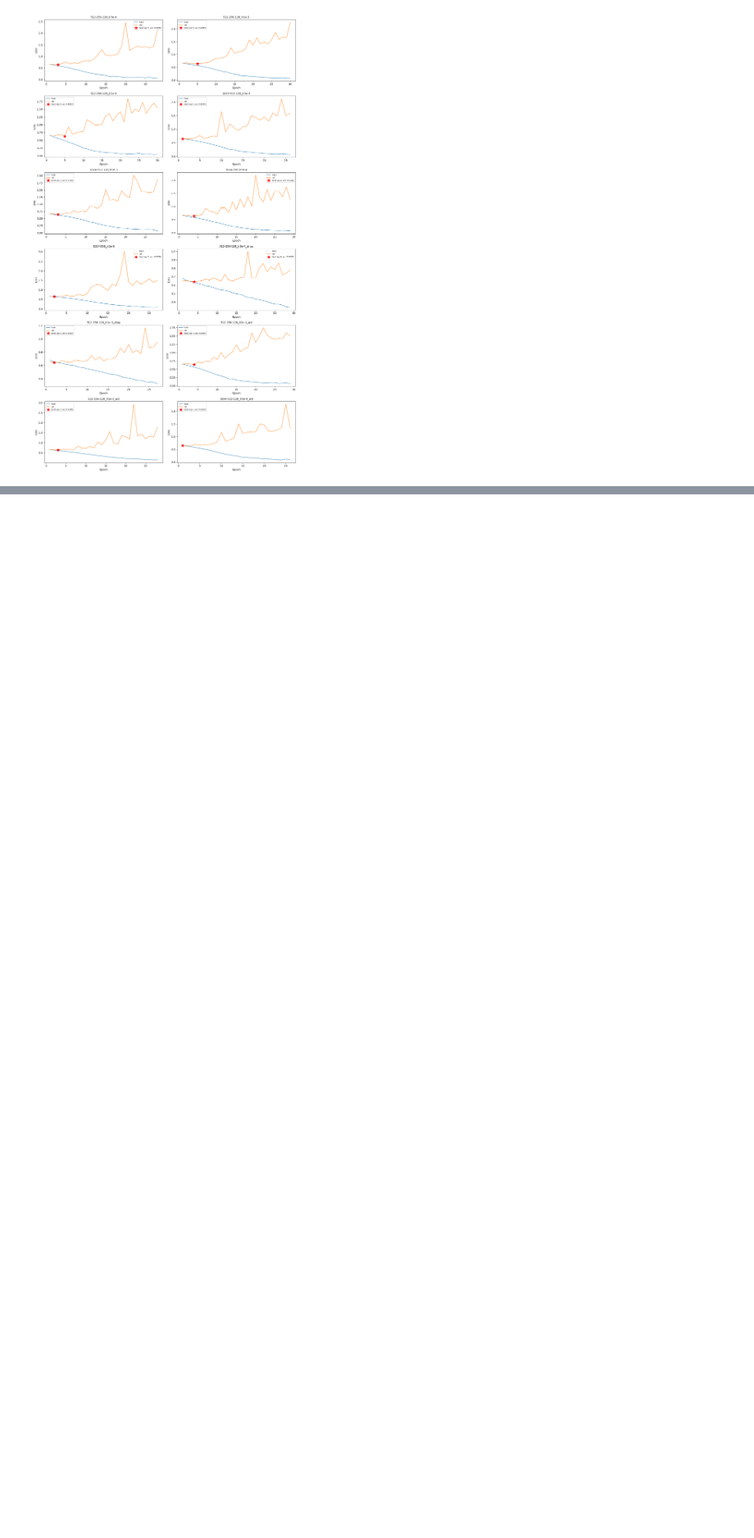
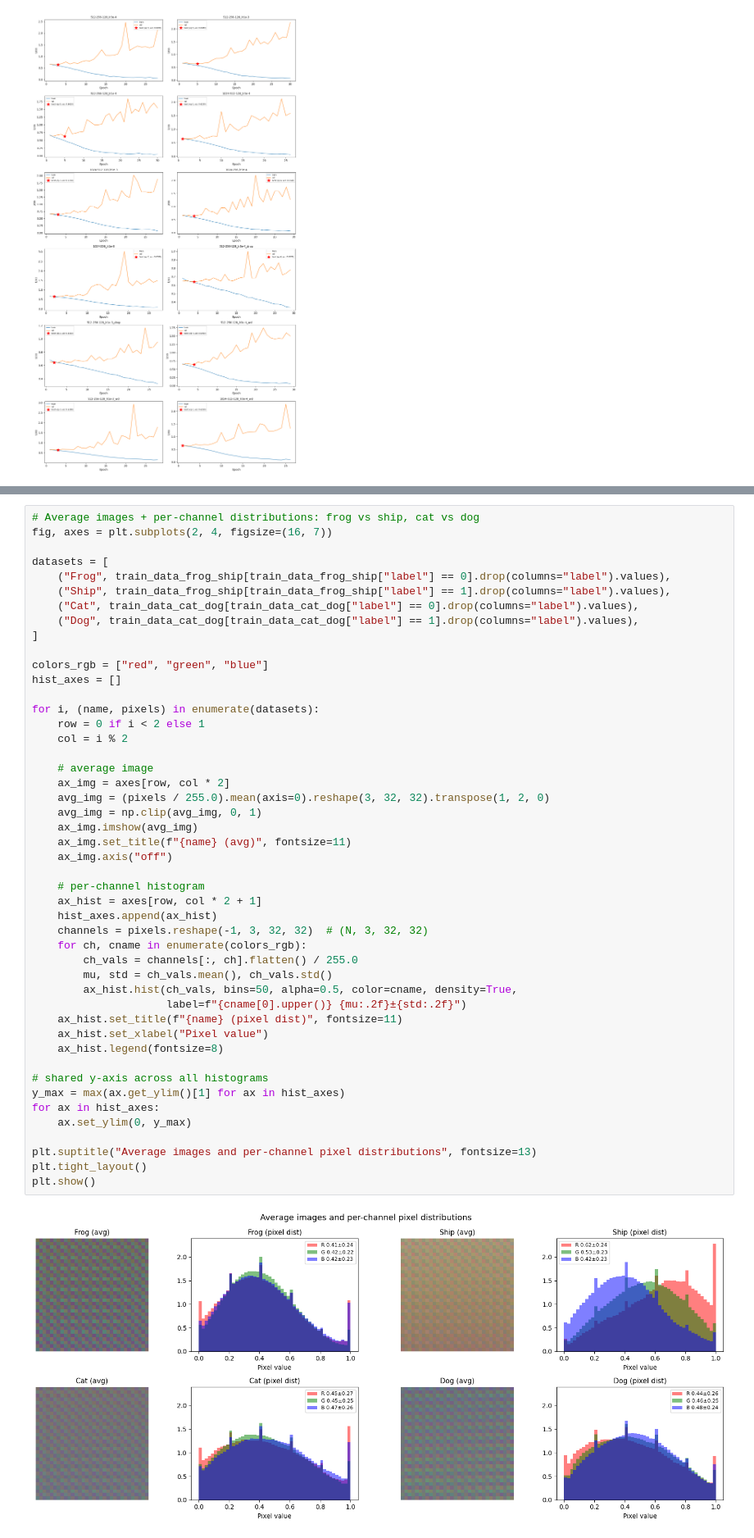
Before and after one commit to armantsaturian/nebius-ai-engineering, a Jupyter notebook: llm-architectures/hw2/homework_CIFAR10.ipynb, the cells around one changed output, grey strips where cells are left out. Shown at 82% size. Cells and saved outputs as stored; diff of their text form; blank space fills up the shorter version.

```diff
--- a/llm-architectures/hw2/homework_CIFAR10.ipynb
+++ b/llm-architectures/hw2/homework_CIFAR10.ipynb
@@ -917,0 +998,49 @@ df_cd
+# %%
+# Average images + per-channel distributions: frog vs ship, cat vs dog
+fig, axes = plt.subplots(2, 4, figsize=(16, 7))
+
+datasets = [
+    ("Frog", train_data_frog_ship[train_data_frog_ship["label"] == 0].drop(columns="label").values),
+    ("Ship", train_data_frog_ship[train_data_frog_ship["label"] == 1].drop(columns="label").values),
+    ("Cat", train_data_cat_dog[train_data_cat_dog["label"] == 0].drop(columns="label").values),
+    ("Dog", train_data_cat_dog[train_data_cat_dog["label"] == 1].drop(columns="label").values),
+]
+
+colors_rgb = ["red", "green", "blue"]
+hist_axes = []
+
+for i, (name, pixels) in enumerate(datasets):
+    row = 0 if i < 2 else 1
+    col = i % 2
+
+    # average image
+    ax_img = axes[row, col * 2]
+    avg_img = (pixels / 255.0).mean(axis=0).reshape(3, 32, 32).transpose(1, 2, 0)
+    avg_img = np.clip(avg_img, 0, 1)
+    ax_img.imshow(avg_img)
+    ax_img.set_title(f"{name} (avg)", fontsize=11)
+    ax_img.axis("off")
+
+    # per-channel histogram
+    ax_hist = axes[row, col * 2 + 1]
+    hist_axes.append(ax_hist)
+    channels = pixels.reshape(-1, 3, 32, 32)  # (N, 3, 32, 32)
+    for ch, cname in enumerate(colors_rgb):
+        ch_vals = channels[:, ch].flatten() / 255.0
+        mu, std = ch_vals.mean(), ch_vals.std()
+        ax_hist.hist(ch_vals, bins=50, alpha=0.5, color=cname, density=True,
+                     label=f"{cname[0].upper()} {mu:.2f}±{std:.2f}")
+    ax_hist.set_title(f"{name} (pixel dist)", fontsize=11)
+    ax_hist.set_xlabel("Pixel value")
+    ax_hist.legend(fontsize=8)
+
+# shared y-axis across all histograms
+y_max = max(ax.get_ylim()[1] for ax in hist_axes)
+for ax in hist_axes:
+    ax.set_ylim(0, y_max)
+
+plt.suptitle("Average images and per-channel pixel distributions", fontsize=13)
+plt.tight_layout()
+plt.show()
+# %% [output]
+[figure, added]
```
Also changed, not shown: parts of 5 cells of this notebook.
